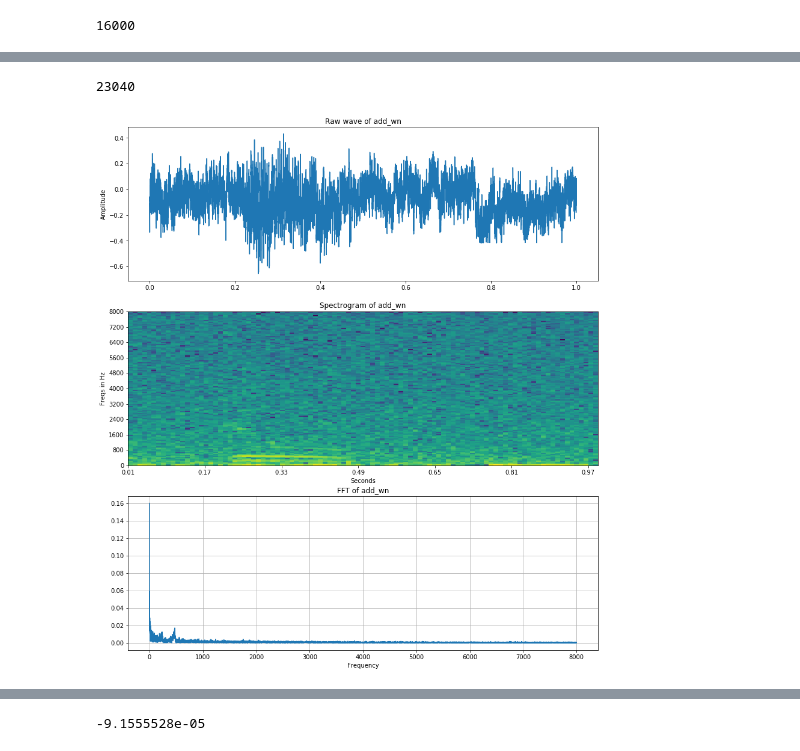
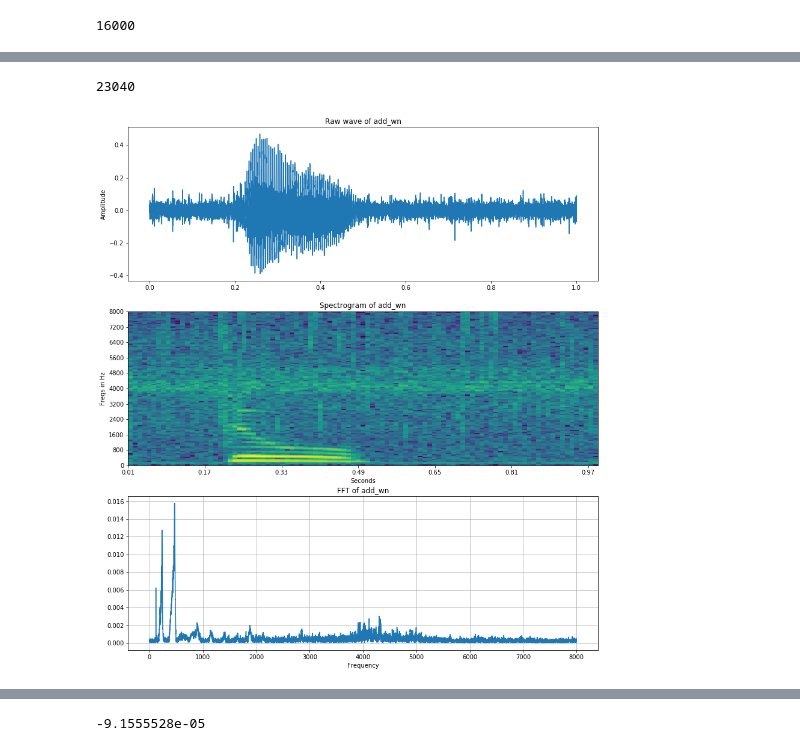
Before and after one commit to ireko8/kaggle-tensorflow-speech-recognition, a Jupyter notebook: Code_Check.ipynb, the cells around one changed output, grey strips where cells are left out. Drawn from its saved outputs; the diff is of its cells as text; code cells hidden in the pictures.

```diff
--- a/Code_Check.ipynb
+++ b/Code_Check.ipynb
@@ -125,13 +125,13 @@ def speech_visualize(samples, sample_rate, wfname):
 # %%
 # wav_wn = aug_funcs.abbrev_func_map["mix_bgn"](wav)
 print(len(librosa.effects.time_stretch(wav, rate=0.7)))
 # wav_pitchup = augment.strech(wav, rate=0.8)
-wav_pitchup = np.clip(aug_funcs.abbrev_func_map["mix_random"](wav), -1, 1)
+wav_pitchup = np.clip(augment.mix_bgn_wav(wav, bgn_data, mix_rate=0.4), -1, 1)
 # wav_pitchup = augment.strech(wav, rate=0.8)
 speech_visualize(wav_pitchup, config.SAMPLE_RATE, str('add_wn'))
 # %% [output]
 23040
-[figure, old version]
+[figure, new version]
 # %%
 IPD.Audio(wav_pitchup, rate=config.SAMPLE_RATE)
 # %% [output]
```
Also changed, not shown: 8 other files.
